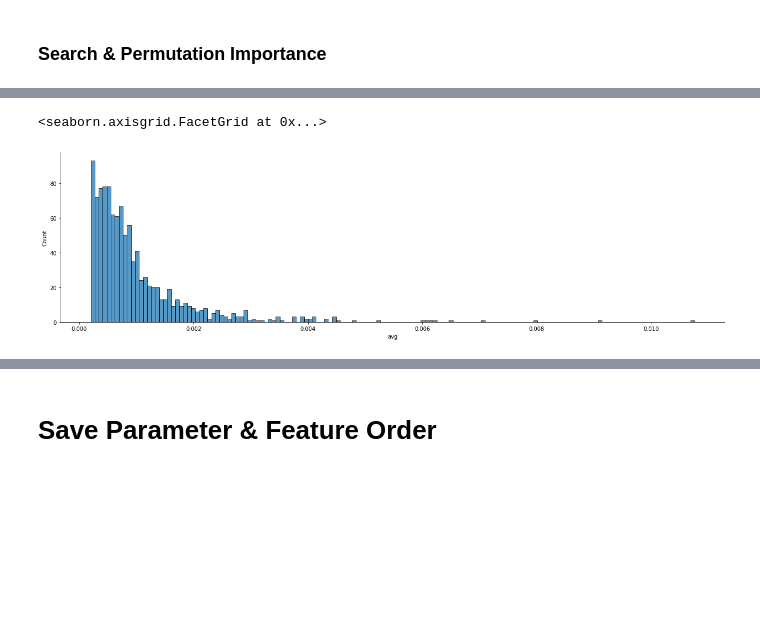
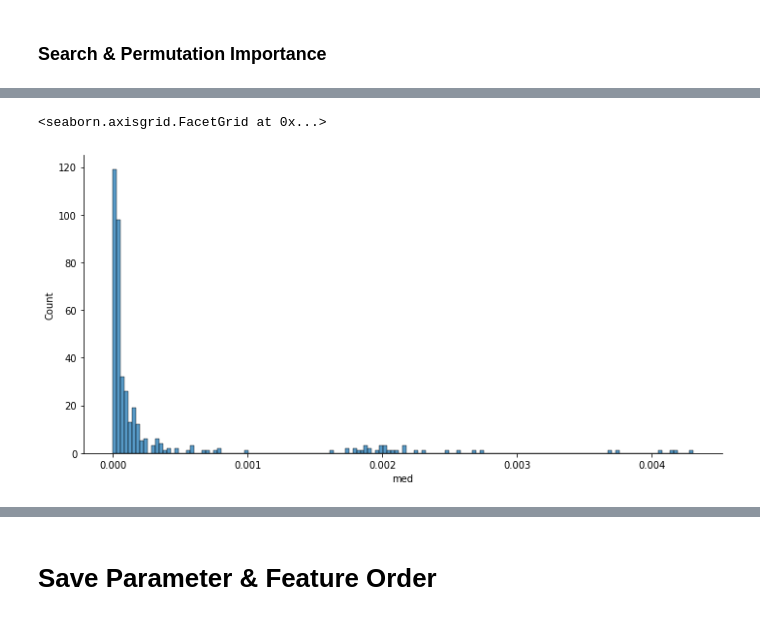
Before and after one commit to gzguevara/amex_kaggle, a Jupyter notebook: Train_Test.ipynb, the cells around one changed output, grey strips where cells are left out. Cells and saved outputs as stored; diff of their text form; code cells hidden in the pictures; blank space fills up the shorter version.

```diff
--- a/Train_Test.ipynb
+++ b/Train_Test.ipynb
@@ -315,7 +314,5 @@ premu_imp.loc[premu_imp.avg>0.0015]
-# %%
-premu_imp.loc[premu_imp.avg>0.0015, 'weight'] = premu_imp.loc[premu_imp.avg>0.0015, 'weight'] + 0.015
 # %%
-premu_imp['weight'] = premu_imp.weight / premu_imp.weight.sum()
+premu_imp['weight'] = premu_imp.med / premu_imp.med.sum()
 # %%
 # Get orders
 orders  = []
@@ -342,7 +339,7 @@ oof       = pd.DataFrame(columns = oof_cols)
 premu_imp = pd.DataFrame()
 
 # Get feature order & weights
-for order_num, order in enumerate(orders):
+for order_num, order in enumerate([orders[0]]):
 
       weights     = [x[1] for x in order]
       features    = [x[0] for x in order]
@@ -381,8 +378,9 @@ for order_num, order in enumerate(orders):
                                     verbose_eval          = 500)
 
                   # Save model
-                  #model_dir = '/content/drive/MyDrive/KaggleAMEX/Models/freq_3'
-                  #model.save_model(f'{model_dir}/avg_fold_{fold}.xgb')
+                  model_dir = '/content/drive/MyDrive/KaggleAMEX/Models/freq_3'
+                  model.save_model(f'{model_dir}/avg_fold_{fold}.xgb')
+                  #model.save_model(f'{model_dir}/oof_fold_{fold}.xgb')
 
                   # Validation - Infer out-of-fold
                   preds     = model.predict(dvalid, iteration_range=(0, model.best_iteration + 1))
@@ -460,9 +451,11 @@ premu_imp.sort_values('avg', ascending=False, inplace=True)
 oof.sort_values('oof', ascending=False, inplace=True)
 # %%
 premu_imp.sort_values('avg', ascending=False, inplace=True)
+# %%
+premu_imp['med'] = premu_imp.median(axis=1)
 # %%
-sns.displot(premu_imp.loc[premu_imp.avg > 0.0002], x='avg', bins=150, height=5, legend=False,  aspect=3.5)
+sns.displot(premu_imp.loc[premu_imp.med > 0], x='med', bins=150, height=5, legend=False,  aspect=2)
 # %% [output]
 <seaborn.axisgrid.FacetGrid at 0x...>
-[figure, old version]
+[figure, new version]
 # %%
```
Also changed, not shown: parts of 20 cells of this notebook.
